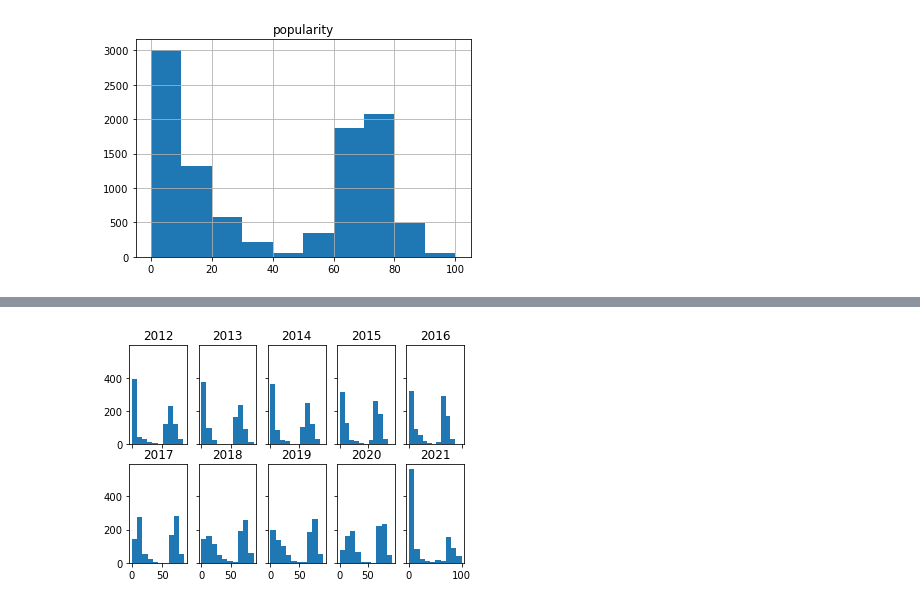
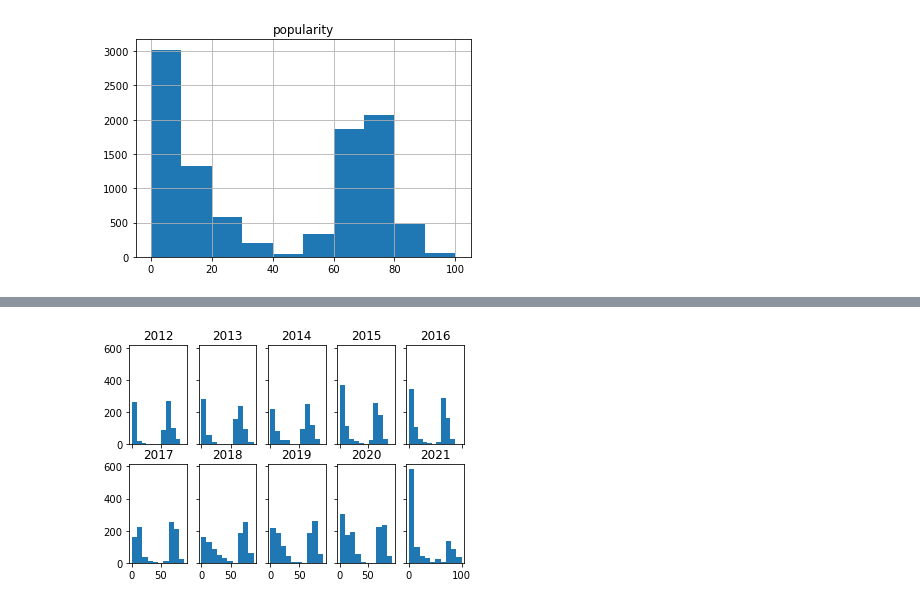
Before and after one commit to levancie/spotify-popularity, a Jupyter notebook: Data-Wrangling.ipynb, the cells around one changed output, grey strips where cells are left out. Drawn from its saved outputs; the diff is of its cells as text; code cells hidden in the pictures.

Commit message:
complete first draft of data wrangling notebook

```diff
--- a/Data-Wrangling.ipynb
+++ b/Data-Wrangling.ipynb
@@ -132,7 +147,8 @@ Now that I know how to retrieve all the fields I want, as well as how to convert
 #initializing empty lists, which will become DataFrame columns
 track_id = []
 name = []
-artist_name = []
+artist = []
+album = []
 year = []
 popularity = []
 duration_ms = []
@@ -151,6 +167,8 @@ liveness = []
 valence = []
 tempo = []
 time_signature = []
+mode = []
+key = []
 
 #looping through the years 2012 through 2021:
 for yr in range(2012,2022):
@@ -158,13 +176,14 @@ for yr in range(2012,2022):
     for i in range(0,1000,50):
         track_results = sp.search(q='year:{}'.format(yr), type='track', limit=50, offset=i)
         track_results = track_results['tracks']['items']
-        #initialize a list to collect track IDs, to be used in the audio feature search
+        #initialize a list to collect these 50 track IDs, to be used in subsequent audio feature & year searches
         track_ids = []
         #appending track info to lists
         for track in track_results:
             track_id.append(track['id'])
             name.append(track['name'])
-            artist_name.append(track['artists'][0]['name'])
+            artist.append(track['artists'][0]['name'])
+            album.append(track['album']['name'])
             popularity.append(track['popularity'])
             duration_ms.append(track['duration_ms'])
             explicit.append(track['explicit'])
@@ -173,11 +192,10 @@ for yr in range(2012,2022):
             disc_number.append(track['disc_number'])
             album_type.append(track['album']['album_type'])
             track_ids.append(track['id'])
-            year.append(str(yr))
         #searching for corresponding audio features based on the track IDs from the search above
         feature_results = sp.audio_features(track_ids)
         for feature in feature_results:
-            #while debugging, I found that two tracks do not have audio feature data available
+            #while debugging, I found that a few tracks do not have audio feature data available
             if feature == None:
                 danceability.append(np.nan)
                 energy.append(np.nan)
@@ -189,6 +207,8 @@ for yr in range(2012,2022):
                 valence.append(np.nan)
                 tempo.append(np.nan)
                 time_signature.append(np.nan)
+                mode.append(np.nan)
+                key.append(np.nan)
             else:
                 danceability.append(feature['danceability'])
                 energy.append(feature['energy'])
@@ -200,12 +220,19 @@ for yr in range(2012,2022):
                 valence.append(feature['valence'])
                 tempo.append(feature['tempo'])
                 time_signature.append(feature['time_signature'])
+                mode.append(feature['mode'])
+                key.append(feature['key'])
+        #retrieving release year, slicing first 4 characters due to varied date precision
+        track_results_with_year = sp.tracks(track_ids)
+        for track in track_results_with_year['tracks']:
+            year.append(track['album']['release_date'][:4])
 
 #constructing DataFrame from the now-complete lists
 df = pd.DataFrame({
     'track_id':track_id,
     'name':name,
-    'artist_name':artist_name,
+    'artist':artist,
+    'album':album,
     'year':year,
     'popularity':popularity,
     'duration_ms':duration_ms,
@@ -223,7 +250,9 @@ df = pd.DataFrame({
     'liveness':liveness,
     'valence':valence,
     'tempo':tempo,
-    'time_signature':time_signature
+    'time_signature':time_signature,
+    'mode':mode,
+    'key':key
 })
 # %%
 df.head()
@@ -242,4 +271,7 @@ Having created a data folder in the project repository, I will save the above Da
 # %%
 #saving to project directory
 df.to_csv('./data/raw.csv')
+# %%
+#reloading data to enable redifining the raw DataFrame without repeating the API search
+df = pd.read_csv('./data/raw.csv', index_col=0)
 # %% [markdown]
@@ -294,0 +338,5 @@ Unfortunately, we have 3,000 songs with a popularity score of zero. This is a hu
+# %%
+df = df.astype({'year':'int'})
+avg_pop_by_year = df[['year','popularity']].groupby(by='year').agg('mean')
+avg_pop_by_year['size'] = df[['year','popularity']].groupby(by='year').size()
+avg_pop_by_year.reset_index(inplace=True)
@@ -295,11 +370,11 @@ Unfortunately, we have 3,000 songs with a popularity score of zero. This is a hu
 # %%
-years = (yr for yr in df['year'].unique())
+years = (yr for yr in sorted(df['year'].unique())[-10:])
 fig, axs = plt.subplots(2, 5, sharey=True, sharex='col')
 for r in range(2):
     for c in range(5):
         plotfilter = title = next(years)
         axs[r,c].hist(df[df['year']==plotfilter]['popularity'])
         axs[r,c].set_title(title)
 # %% [output]
-[figure, old version]
+[figure, new version]
 # %% [markdown]
```
Also changed, not shown: parts of 60 cells of this notebook, 2 other files.
